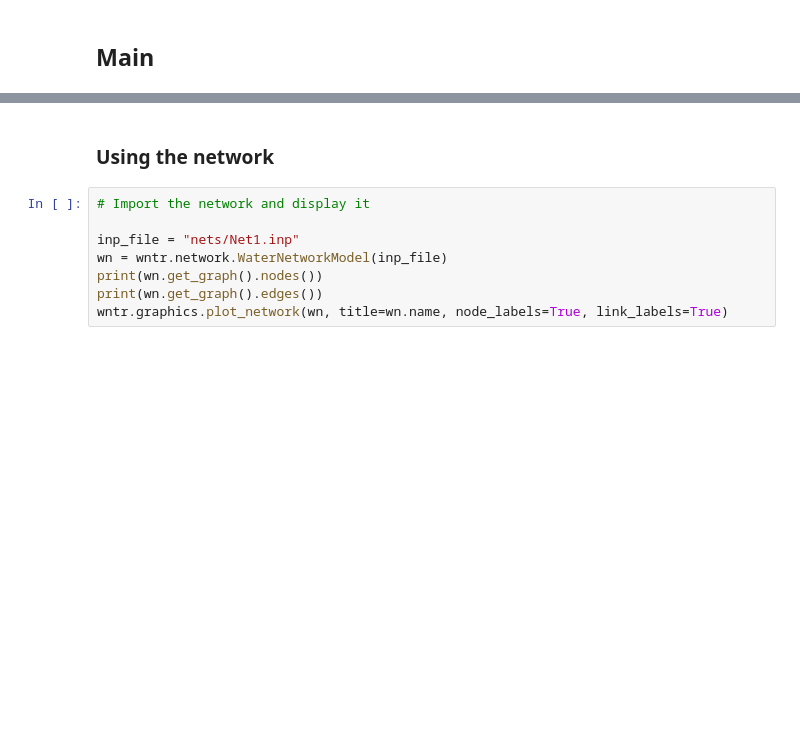
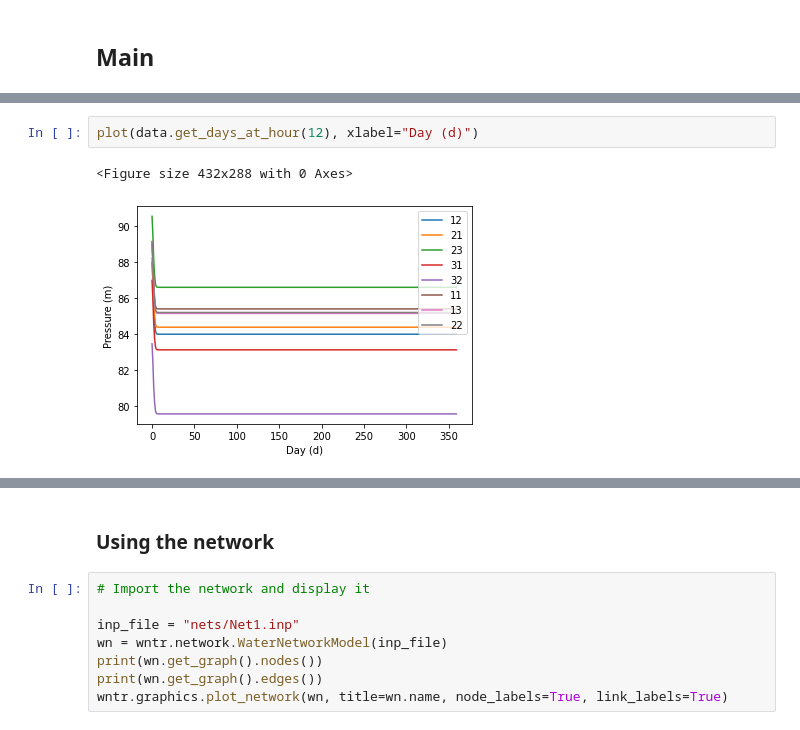
Before and after one commit to JulianBvW/BA-WDN-Leakage-Detection, a Jupyter notebook: LeakageDetection.ipynb, the cells around one changed output, grey strips where cells are left out. Drawn from its saved outputs; the diff is of its cells as text; blank space fills up the shorter version.

```diff
--- a/LeakageDetection.ipynb
+++ b/LeakageDetection.ipynb
@@ -177,0 +119,5 @@ Successfully installed wntr-0.4.0
+# %%
+plot(data.get_days_at_hour(12), xlabel="Day (d)")
+# %% [output]
+<Figure size 432x288 with 0 Axes>
+[figure, added]
```
Also changed, not shown: parts of 20 cells of this notebook, 1 other file.
